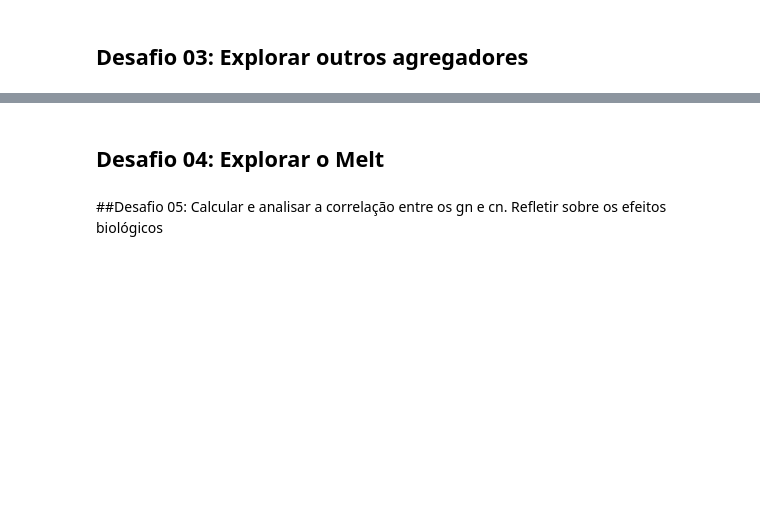
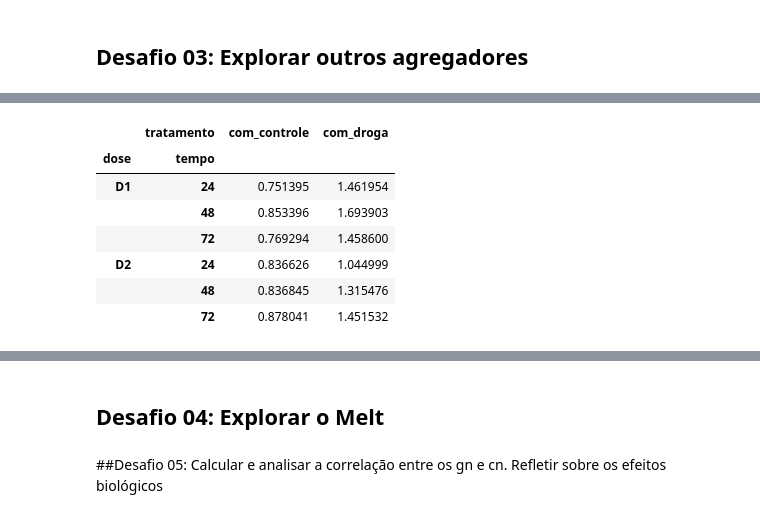
Before and after one commit to dre1597/Alura-imersao-3, a Jupyter notebook: Alura_Aula_03_Imersão_dados.ipynb, the cells around one changed output, grey strips where cells are left out. Saved outputs shown, nothing was run; the diff lists cells and outputs as text; code cells hidden in the pictures; blank space fills up the shorter version.

```diff
--- a/Alura_Aula_03_Imersão_dados.ipynb
+++ b/Alura_Aula_03_Imersão_dados.ipynb
@@ -104,0 +162,11 @@ sns.heatmap(corr, mask=mask, cmap=cmap, center=0,
+# %%
+pd.crosstab([dados['dose'], dados['tempo']], dados['tratamento'], values=dados['g-0'], aggfunc='std')
+# %% [output]
+|  | tratamento | com_controle | com_droga |
+| dose | tempo |  |  |
+| D1 | 24 | 0.751395 | 1.461954 |
+|  | 48 | 0.853396 | 1.693903 |
+|  | 72 | 0.769294 | 1.458600 |
+| D2 | 24 | 0.836626 | 1.044999 |
+|  | 48 | 0.836845 | 1.315476 |
+|  | 72 | 0.878041 | 1.451532 |
```
Also changed, not shown: parts of 22 cells of this notebook.
